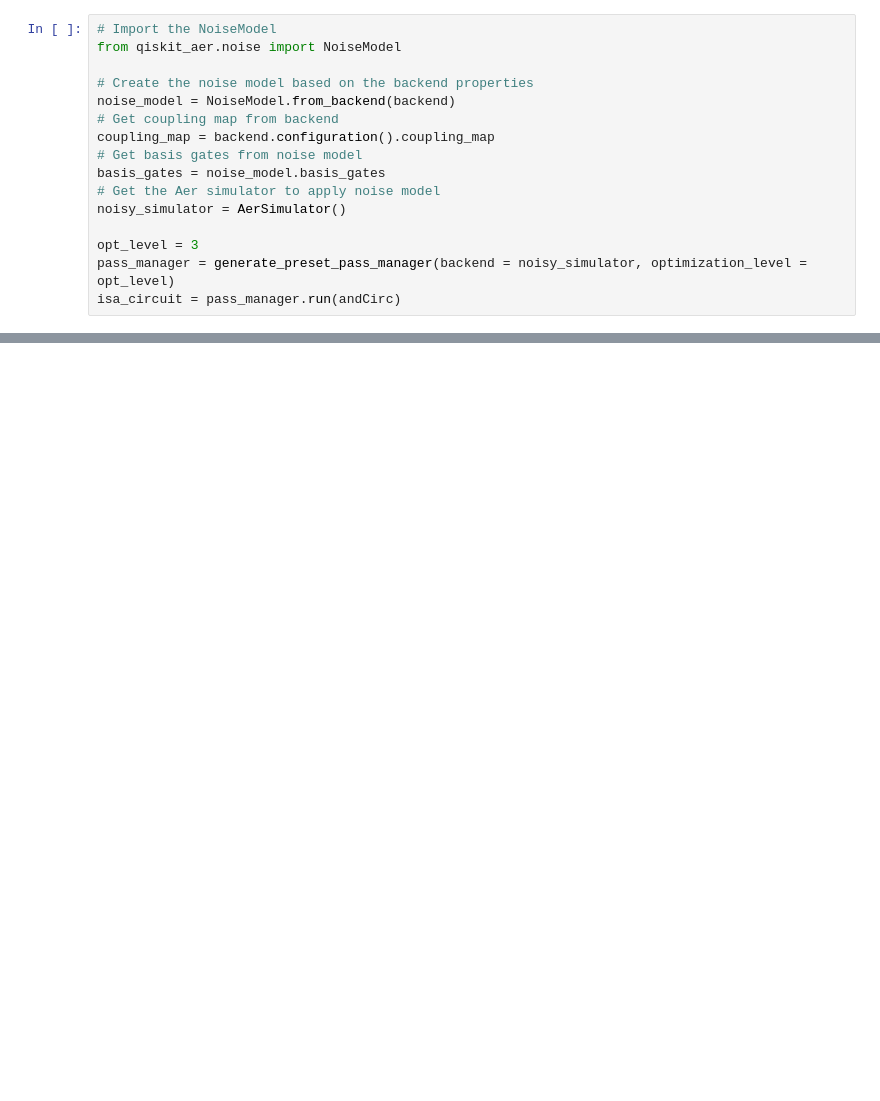
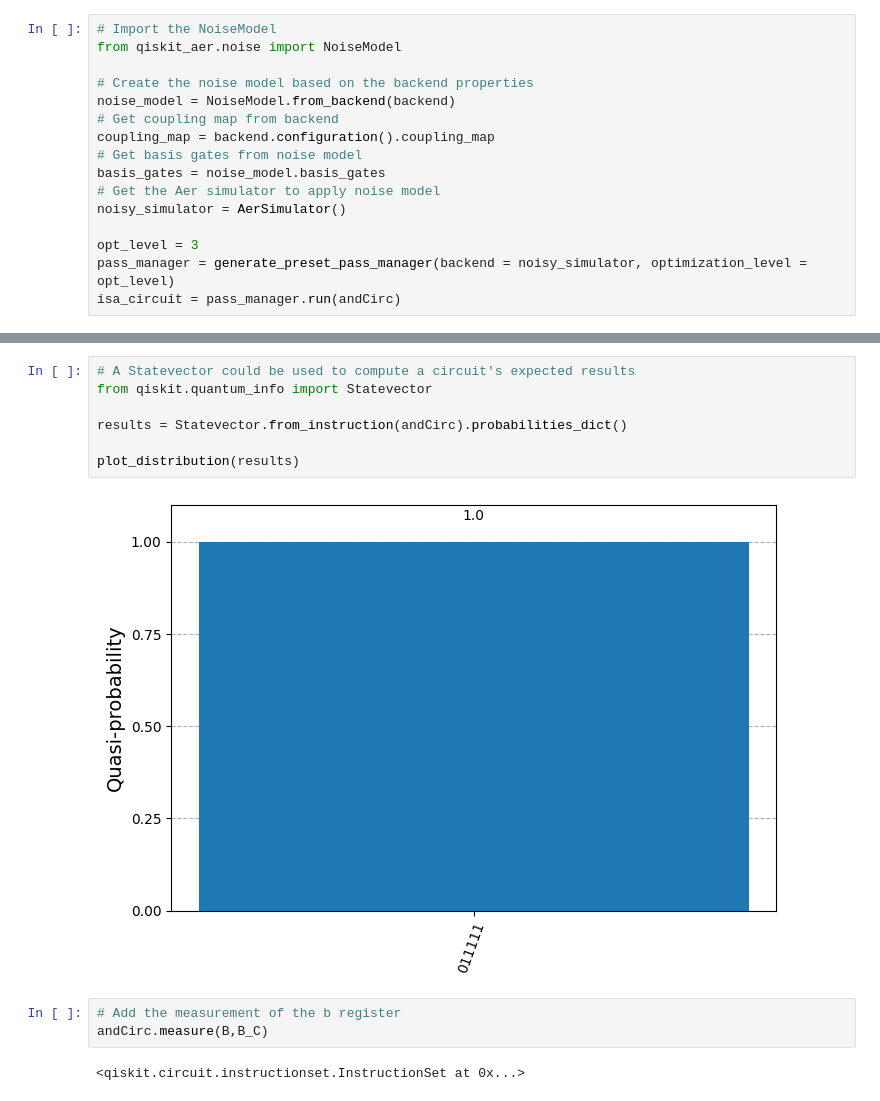
Before and after one commit to cesar-garza01/quantum-algorithms, a Jupyter notebook: Efficient_AND_updated.ipynb, the cells around one changed output, grey strips where cells are left out. Cells and saved outputs as stored; diff of their text form; blank space fills up the shorter version.

```diff
--- a/Efficient_AND_updated.ipynb
+++ b/Efficient_AND_updated.ipynb
@@ -220,0 +304,14 @@ plot_distribution(counts)
+# %%
+# A Statevector could be used to compute a circuit's expected results
+from qiskit.quantum_info import Statevector
+
+results = Statevector.from_instruction(andCirc).probabilities_dict()
+
+plot_distribution(results)
+# %% [output]
+[figure, added]
+# %%
+# Add the measurement of the b register
+andCirc.measure(B,B_C)
+# %% [output]
+<qiskit.circuit.instructionset.InstructionSet at 0x...>
```
Also changed, not shown: parts of 25 cells of this notebook.
